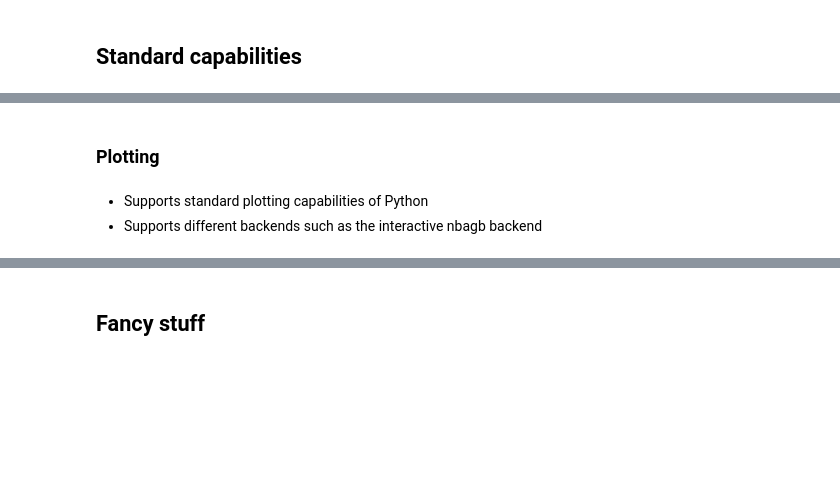
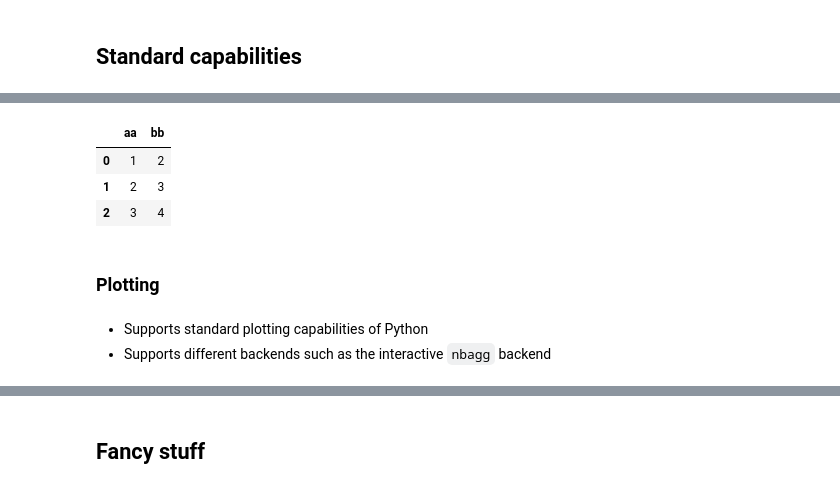
Before and after one commit to chritter/Talks, a Jupyter notebook: VicPiMakers/CapabilityDemos.ipynb, the cells around one changed output, grey strips where cells are left out. Cells and saved outputs as stored; diff of their text form; code cells hidden in the pictures; blank space fills up the shorter version.

```diff
--- a/VicPiMakers/CapabilityDemos.ipynb
+++ b/VicPiMakers/CapabilityDemos.ipynb
@@ -8,8 +66,16 @@
+# %%
+import pandas as pd
+pd.DataFrame({'aa':[1,2,3],'bb':[2,3,4]})
+# %% [output]
+|  | aa | bb |
+| 0 | 1 | 2 |
+| 1 | 2 | 3 |
+| 2 | 3 | 4 |
 # %% [markdown]
 ### Plotting
 # %% [markdown]
 * Supports standard plotting capabilities of Python
-* Supports different backends such as the interactive nbagb backend
+* Supports different backends such as the interactive `nbagg` backend
 # %%
 import matplotlib.pyplot as plt
 %matplotlib nbagg
```
Also changed, not shown: parts of 47 cells of this notebook, 6 other files.
